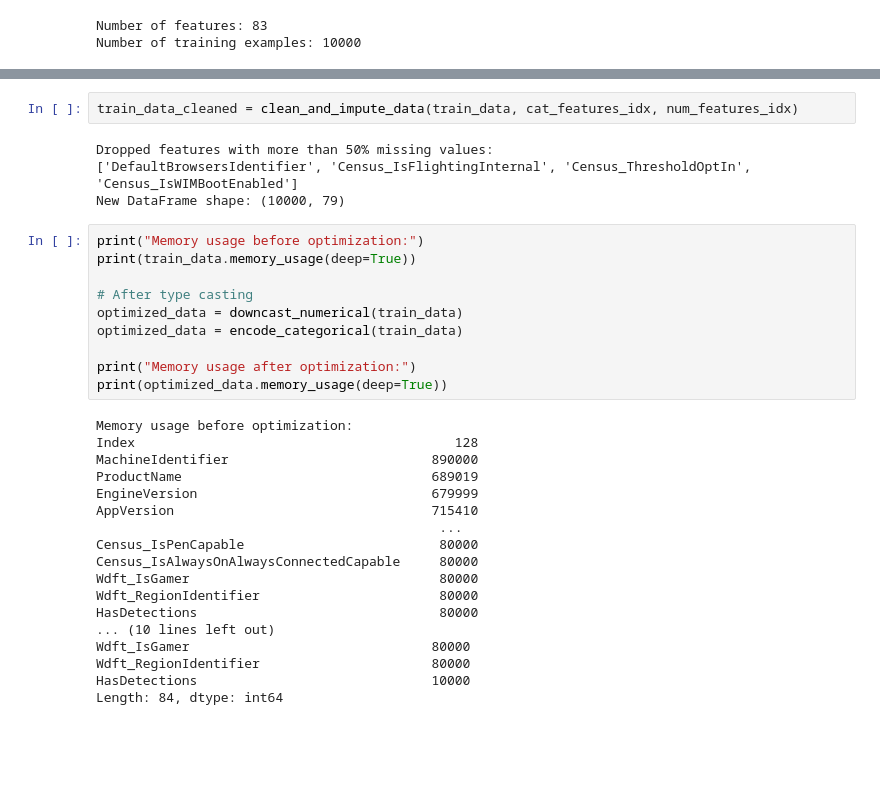
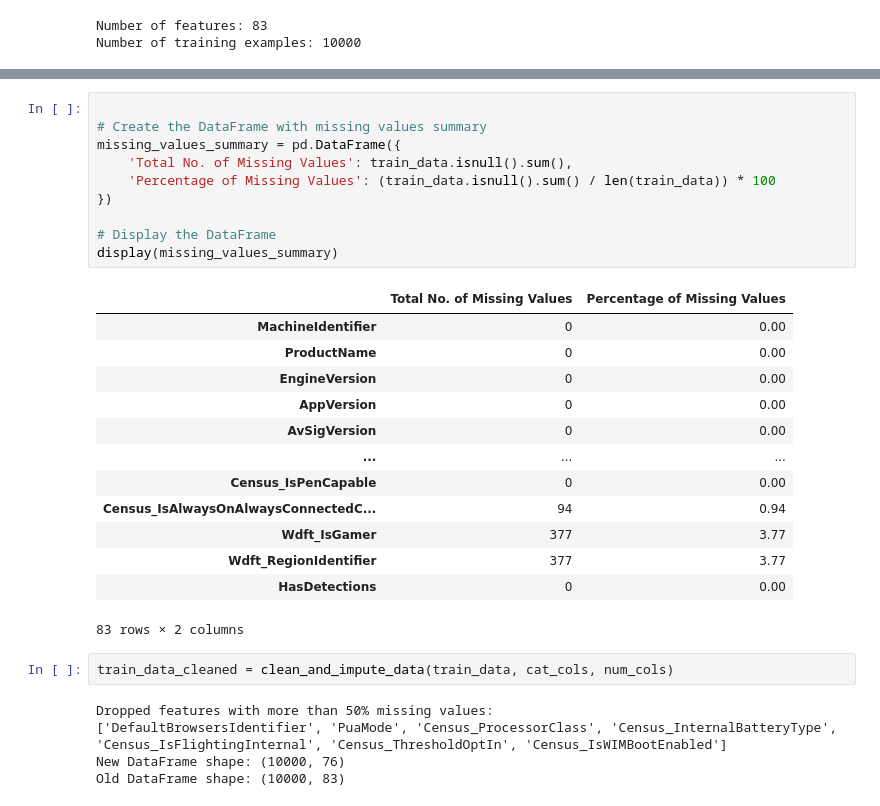
Before and after one commit to youssef-223/Digital-Egypt-Pioneers-Initiative-DEPI-, a Jupyter notebook: Microsoft_Malware_Kaagle/Microsoft_Malware_Classification.ipynb, the cells around one changed output, grey strips where cells are left out. Cells and saved outputs as stored; diff of their text form; blank space fills up the shorter version.

```diff
--- a/Microsoft_Malware_Kaagle/Microsoft_Malware_Classification.ipynb
+++ b/Microsoft_Malware_Kaagle/Microsoft_Malware_Classification.ipynb
@@ -172,37 +244,34 @@ display(missing_values_summary)
+# %%
+
+# Create the DataFrame with missing values summary
+missing_values_summary = pd.DataFrame({
+    'Total No. of Missing Values': train_data.isnull().sum(),
+    'Percentage of Missing Values': (train_data.isnull().sum() / len(train_data)) * 100
+})
+
+# Display the DataFrame
+display(missing_values_summary)
+# %% [output]
+|  | Total No. of Missing Values | Percentage of Missing Values |
+| MachineIdentifier | 0 | 0.00 |
+| ProductName | 0 | 0.00 |
+| EngineVersion | 0 | 0.00 |
+| AppVersion | 0 | 0.00 |
+| AvSigVersion | 0 | 0.00 |
+| ... | ... | ... |
+| Census_IsPenCapable | 0 | 0.00 |
+| Census_IsAlwaysOnAlwaysConnectedC... | 94 | 0.94 |
+| Wdft_IsGamer | 377 | 3.77 |
+| Wdft_RegionIdentifier | 377 | 3.77 |
+| HasDetections | 0 | 0.00 |
+83 rows × 2 columns
 # %%
-train_data_cleaned = clean_and_impute_data(train_data, cat_features_idx, num_features_idx)
+train_data_cleaned = clean_and_impute_data(train_data, cat_cols, num_cols)
 # %% [output]
 Dropped features with more than 50% missing values:
-['DefaultBrowsersIdentifier', 'Census_IsFlightingInternal', 'Census_ThresholdOptIn', 'Census_IsWIMBootEnabled']
-New DataFrame shape: (10000, 79)
+['DefaultBrowsersIdentifier', 'PuaMode', 'Census_ProcessorClass', 'Census_InternalBatteryType', 'Census_IsFlightingInternal', 'Census_ThresholdOptIn', 'Census_IsWIMBootEnabled']
+New DataFrame shape: (10000, 76)
+Old DataFrame shape: (10000, 83)
-# %%
-print("Memory usage before optimization:")
-print(train_data.memory_usage(deep=True))
-
-# After type casting
-optimized_data = downcast_numerical(train_data)
-optimized_data = encode_categorical(train_data)
-
-print("Memory usage after optimization:")
-print(optimized_data.memory_usage(deep=True))
-# %% [output]
-Memory usage before optimization:
-Index                                         128
-MachineIdentifier                          890000
-ProductName                                689019
-EngineVersion                              679999
-AppVersion                                 715410
-                                            ...
-Census_IsPenCapable                         80000
-Census_IsAlwaysOnAlwaysConnectedCapable     80000
-Wdft_IsGamer                                80000
-Wdft_RegionIdentifier                       80000
-HasDetections                               80000
-... (10 lines left out)
-Wdft_IsGamer                               80000
-Wdft_RegionIdentifier                      80000
-HasDetections                              10000
-Length: 84, dtype: int64
 # %%
 # Usage
 plot_numerical_features(train_data)
```
Also changed, not shown: parts of 19 cells of this notebook.
